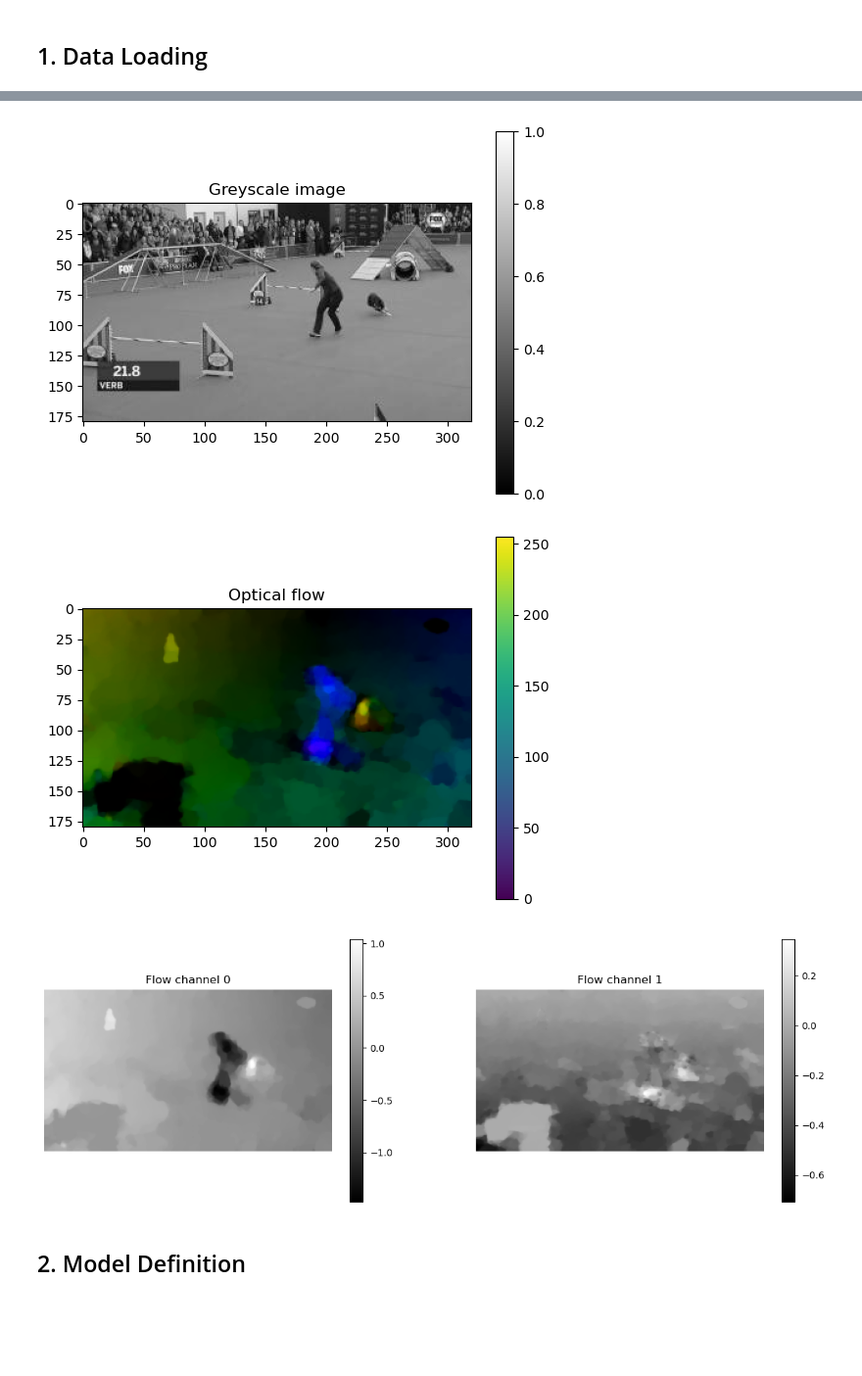
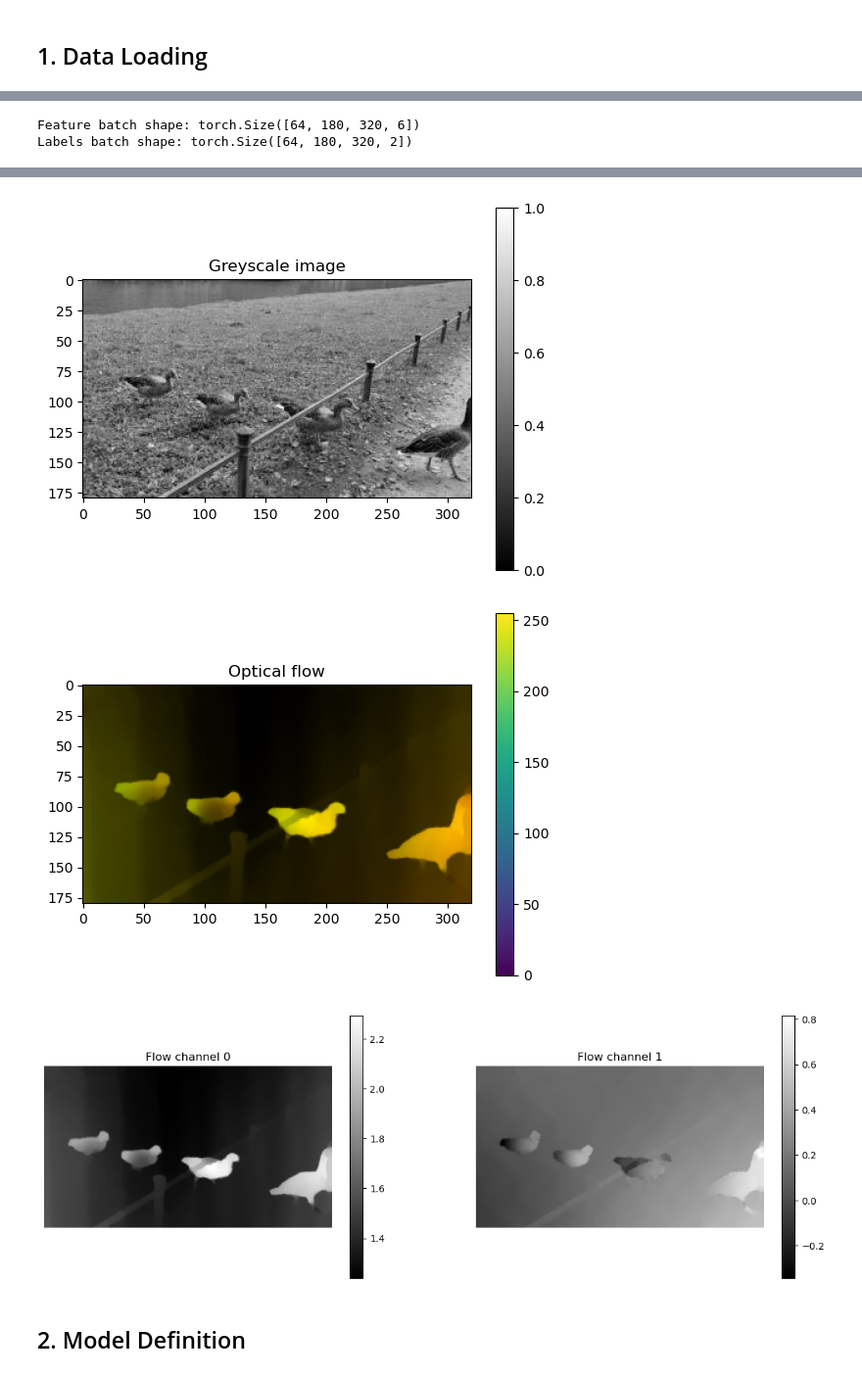
Before and after one commit to jan-spr/FlowColorization, a Jupyter notebook: UNet_train_noFlow.ipynb, the cells around one changed output, grey strips where cells are left out. Shown: that part at 98% size. Drawn from its saved outputs; the diff is of its cells as text; code cells hidden in the pictures; blank space fills up the shorter version.

```diff
--- a/UNet_train_noFlow.ipynb
+++ b/UNet_train_noFlow.ipynb
@@ -100,9 +61,17 @@ torch.Size([180, 320, 6])
+# %%
+from torch.utils.data import DataLoader
+
+train_dataloader = DataLoader(dataset, batch_size=64, shuffle=True)
 # %%
-col_image = cv2.cvtColor(col_img, cv2.COLOR_LAB2RGB)
+train_features, train_labels = next(iter(train_dataloader))
+print(f"Feature batch shape: {train_features.size()}")
+print(f"Labels batch shape: {train_labels.size()}")
 
-im = plt.imshow(col_image)
+col_img, flow_img, grey_img = data_to_images(train_features[0], train_labels[0])
+
+im = plt.imshow(col_img)
 cbar = plt.colorbar(im)
-plt.title('Original image')
+plt.title('Colored Previous Frame')
 plt.show()
 
 im = plt.imshow(grey_img, cmap='gray')
@@ -126,3 +95,5 @@ for ax in enumerate(axs):
 
 plt.show()
 # %% [output]
+Feature batch shape: torch.Size([64, 180, 320, 6])
+Labels batch shape: torch.Size([64, 180, 320, 2])
@@ -130,6 +101,6 @@ plt.show()
-[figure, old version]
+[figure, new version]
-[figure, old version]
+[figure, new version]
-[figure, old version]
+[figure, new version]
 # %% [markdown]
 ## 2. Model Definition
 # %%
```
Also changed, not shown: parts of 10 cells of this notebook, 2 other files.
